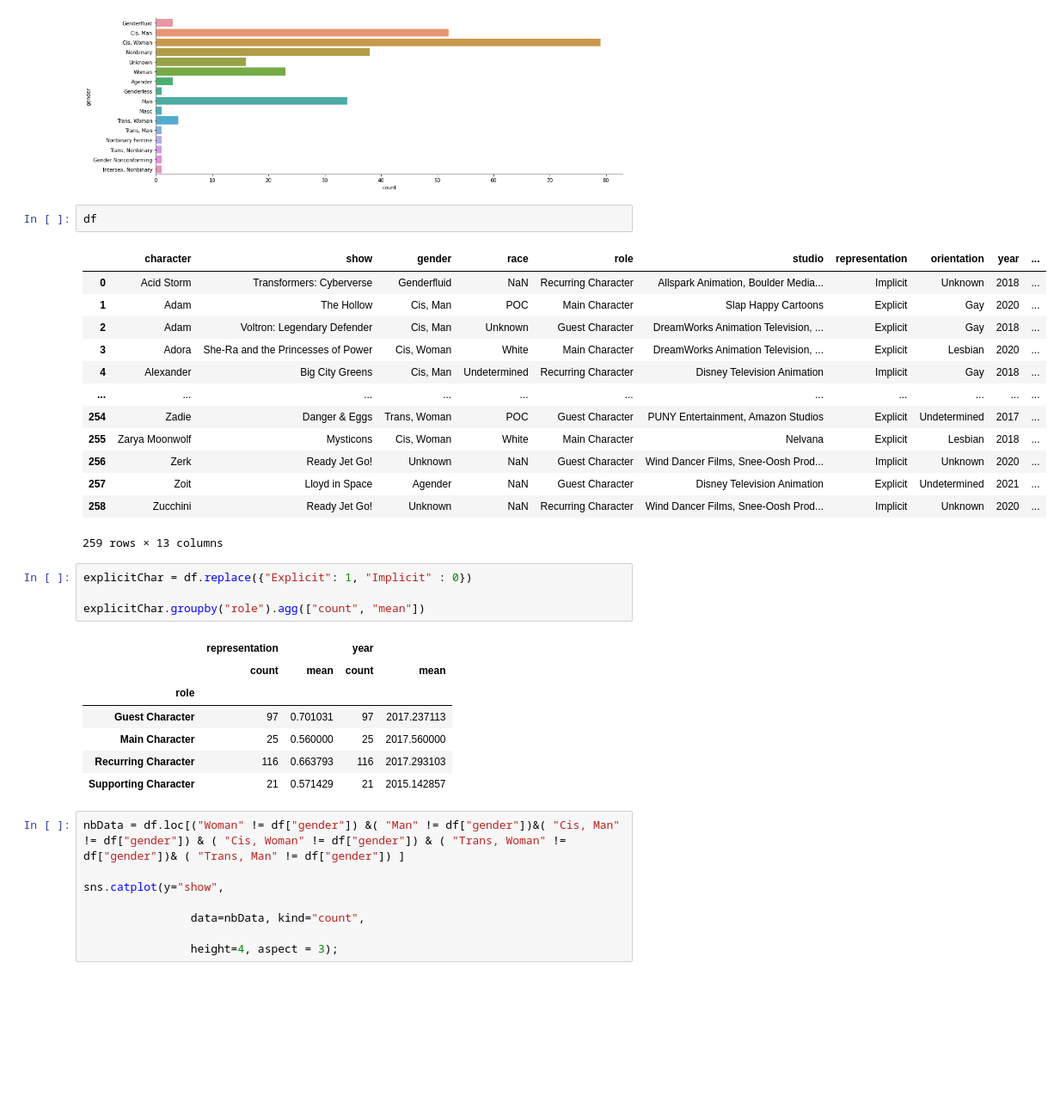
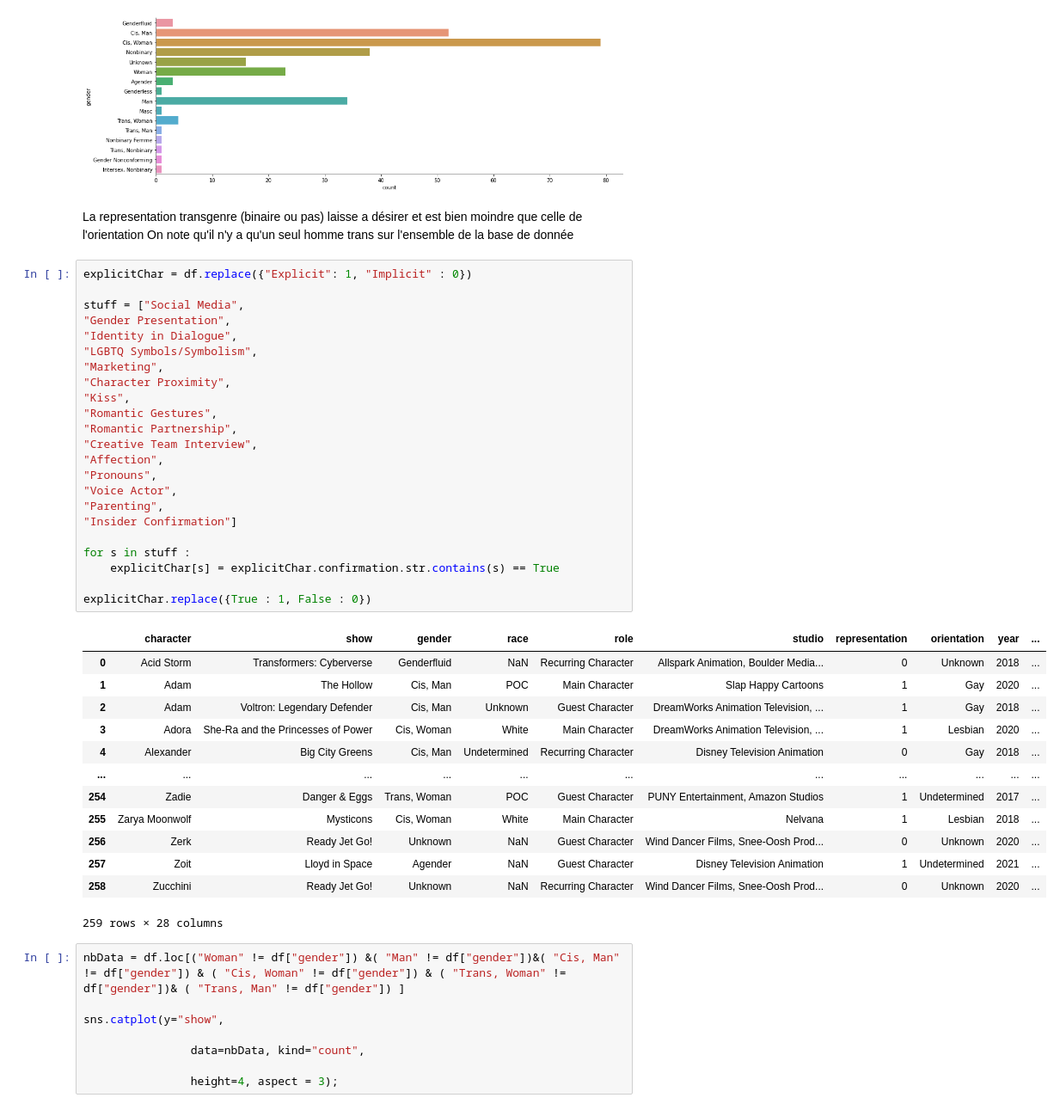
Before and after one commit to RicardFabien/empty-exemple, a Jupyter notebook: Exercice/Untitled.ipynb, the cells around one changed output. Shown at 86% size. Cells and saved outputs as stored; diff of their text form; blank space fills up the shorter version.

```diff
--- a/Exercice/Untitled.ipynb
+++ b/Exercice/Untitled.ipynb
@@ -79,34 +85,46 @@ sns.catplot(data=df,kind="count",y="gender", aspect = 3)
 # %% [output]
 <seaborn.axisgrid.FacetGrid at 0x...>
 [figure]
-# %%
-df
-# %% [output]
-|  | character | show | gender | race | role | studio | representation | orientation | year | ... |
-| 0 | Acid Storm | Transformers: Cyberverse | Genderfluid | NaN | Recurring Character | Allspark Animation, Boulder Media... | Implicit | Unknown | 2018 | ... |
-| 1 | Adam | The Hollow | Cis, Man | POC | Main Character | Slap Happy Cartoons | Explicit | Gay | 2020 | ... |
-| 2 | Adam | Voltron: Legendary Defender | Cis, Man | Unknown | Guest Character | DreamWorks Animation Television, ... | Explicit | Gay | 2018 | ... |
-| 3 | Adora | She-Ra and the Princesses of Power | Cis, Woman | White | Main Character | DreamWorks Animation Television, ... | Explicit | Lesbian | 2020 | ... |
-| 4 | Alexander | Big City Greens | Cis, Man | Undetermined | Recurring Character | Disney Television Animation | Implicit | Gay | 2018 | ... |
-| ... | ... | ... | ... | ... | ... | ... | ... | ... | ... | ... |
-| 254 | Zadie | Danger & Eggs | Trans, Woman | POC | Guest Character | PUNY Entertainment, Amazon Studios | Explicit | Undetermined | 2017 | ... |
-| 255 | Zarya Moonwolf | Mysticons | Cis, Woman | White | Main Character | Nelvana | Explicit | Lesbian | 2018 | ... |
-| 256 | Zerk | Ready Jet Go! | Unknown | NaN | Guest Character | Wind Dancer Films, Snee-Oosh Prod... | Implicit | Unknown | 2020 | ... |
-| 257 | Zoit | Lloyd in Space | Agender | NaN | Guest Character | Disney Television Animation | Explicit | Undetermined | 2021 | ... |
-| 258 | Zucchini | Ready Jet Go! | Unknown | NaN | Recurring Character | Wind Dancer Films, Snee-Oosh Prod... | Implicit | Unknown | 2020 | ... |
-259 rows × 13 columns
-# %%
-explicitChar = df.replace({"Explicit": 1, "Implicit" : 0})
-
-explicitChar.groupby("role").agg(["count", "mean"])
-# %% [output]
-|  | representation |  | year |  |
-|  | count | mean | count | mean |
-| role |  |  |  |  |
-| Guest Character | 97 | 0.701031 | 97 | 2017.237113 |
-| Main Character | 25 | 0.560000 | 25 | 2017.560000 |
-| Recurring Character | 116 | 0.663793 | 116 | 2017.293103 |
-| Supporting Character | 21 | 0.571429 | 21 | 2015.142857 |
+# %% [markdown]
+La representation transgenre (binaire ou pas) laisse a désirer et est bien moindre que celle de l'orientation
+On note qu'il n'y a qu'un seul homme trans sur l'ensemble de la base de donnée
+# %%
+explicitChar = df.replace({"Explicit": 1, "Implicit" : 0})
+
+stuff = ["Social Media",
+"Gender Presentation",
+"Identity in Dialogue",
+"LGBTQ Symbols/Symbolism",
+"Marketing",
+"Character Proximity",
+"Kiss",
+"Romantic Gestures",
+"Romantic Partnership",
+"Creative Team Interview",
+"Affection",
+"Pronouns",
+"Voice Actor",
+"Parenting",
+"Insider Confirmation"]
+
+for s in stuff :
+    explicitChar[s] = explicitChar.confirmation.str.contains(s) == True
+
+explicitChar.replace({True : 1, False : 0})
+# %% [output]
+|  | character | show | gender | race | role | studio | representation | orientation | year | ... |
+| 0 | Acid Storm | Transformers: Cyberverse | Genderfluid | NaN | Recurring Character | Allspark Animation, Boulder Media... | 0 | Unknown | 2018 | ... |
+| 1 | Adam | The Hollow | Cis, Man | POC | Main Character | Slap Happy Cartoons | 1 | Gay | 2020 | ... |
+| 2 | Adam | Voltron: Legendary Defender | Cis, Man | Unknown | Guest Character | DreamWorks Animation Television, ... | 1 | Gay | 2018 | ... |
+| 3 | Adora | She-Ra and the Princesses of Power | Cis, Woman | White | Main Character | DreamWorks Animation Television, ... | 1 | Lesbian | 2020 | ... |
+| 4 | Alexander | Big City Greens | Cis, Man | Undetermined | Recurring Character | Disney Television Animation | 0 | Gay | 2018 | ... |
+| ... | ... | ... | ... | ... | ... | ... | ... | ... | ... | ... |
+| 254 | Zadie | Danger & Eggs | Trans, Woman | POC | Guest Character | PUNY Entertainment, Amazon Studios | 1 | Undetermined | 2017 | ... |
+| 255 | Zarya Moonwolf | Mysticons | Cis, Woman | White | Main Character | Nelvana | 1 | Lesbian | 2018 | ... |
+| 256 | Zerk | Ready Jet Go! | Unknown | NaN | Guest Character | Wind Dancer Films, Snee-Oosh Prod... | 0 | Unknown | 2020 | ... |
+| 257 | Zoit | Lloyd in Space | Agender | NaN | Guest Character | Disney Television Animation | 1 | Undetermined | 2021 | ... |
+| 258 | Zucchini | Ready Jet Go! | Unknown | NaN | Recurring Character | Wind Dancer Films, Snee-Oosh Prod... | 0 | Unknown | 2020 | ... |
+259 rows × 28 columns
 # %%
 nbData = df.loc[("Woman" != df["gender"]) &( "Man" != df["gender"])&( "Cis, Man" != df["gender"]) & ( "Cis, Woman" != df["gender"]) & ( "Trans, Woman" != df["gender"])& ( "Trans, Man" != df["gender"]) ]
 
```
Also changed, not shown: parts of 12 cells of this notebook.
